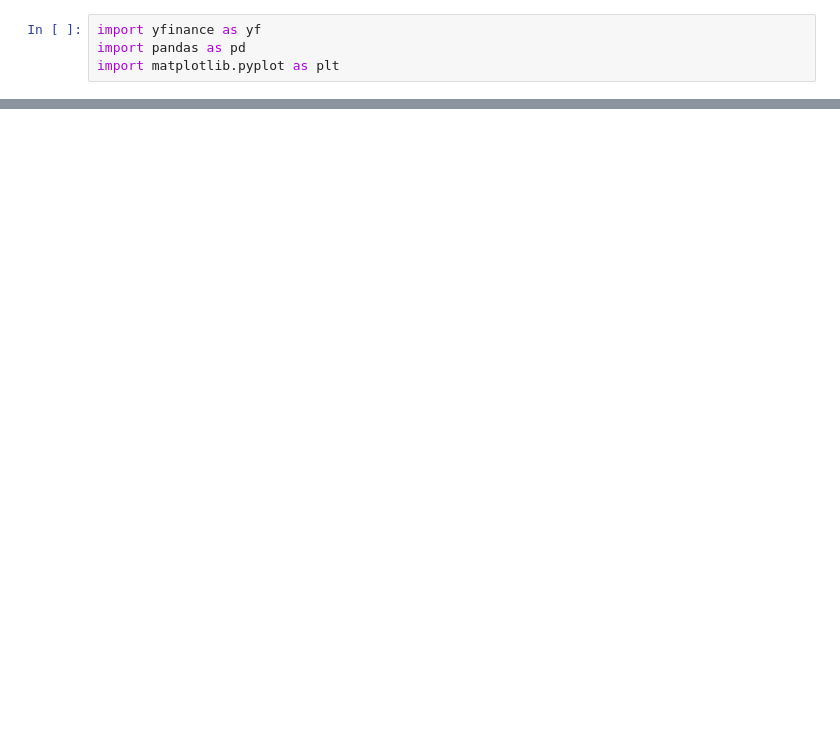
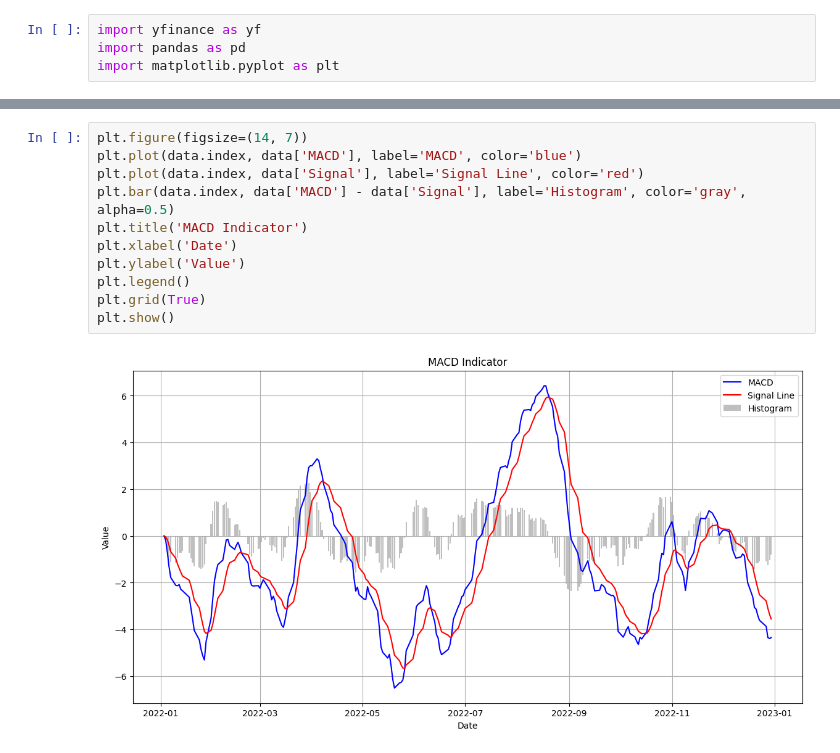
Before and after one commit to prajwalkedari/Brahmastra_AlgoTrading, a Jupyter notebook: macd_indicator.ipynb, the cells around one changed output, grey strips where cells are left out. Saved outputs shown, nothing was run; the diff lists cells and outputs as text; blank space fills up the shorter version.

Commit message:
Added Plots for indicator

```diff
--- a/macd_indicator.ipynb
+++ b/macd_indicator.ipynb
@@ -56,0 +57,13 @@ data[['Histogram']].head()
+# %%
+plt.figure(figsize=(14, 7))
+plt.plot(data.index, data['MACD'], label='MACD', color='blue')
+plt.plot(data.index, data['Signal'], label='Signal Line', color='red')
+plt.bar(data.index, data['MACD'] - data['Signal'], label='Histogram', color='gray', alpha=0.5)
+plt.title('MACD Indicator')
+plt.xlabel('Date')
+plt.ylabel('Value')
+plt.legend()
+plt.grid(True)
+plt.show()
+# %% [output]
+[figure, added]
```
Also changed, not shown: parts of 4 cells of this notebook.
